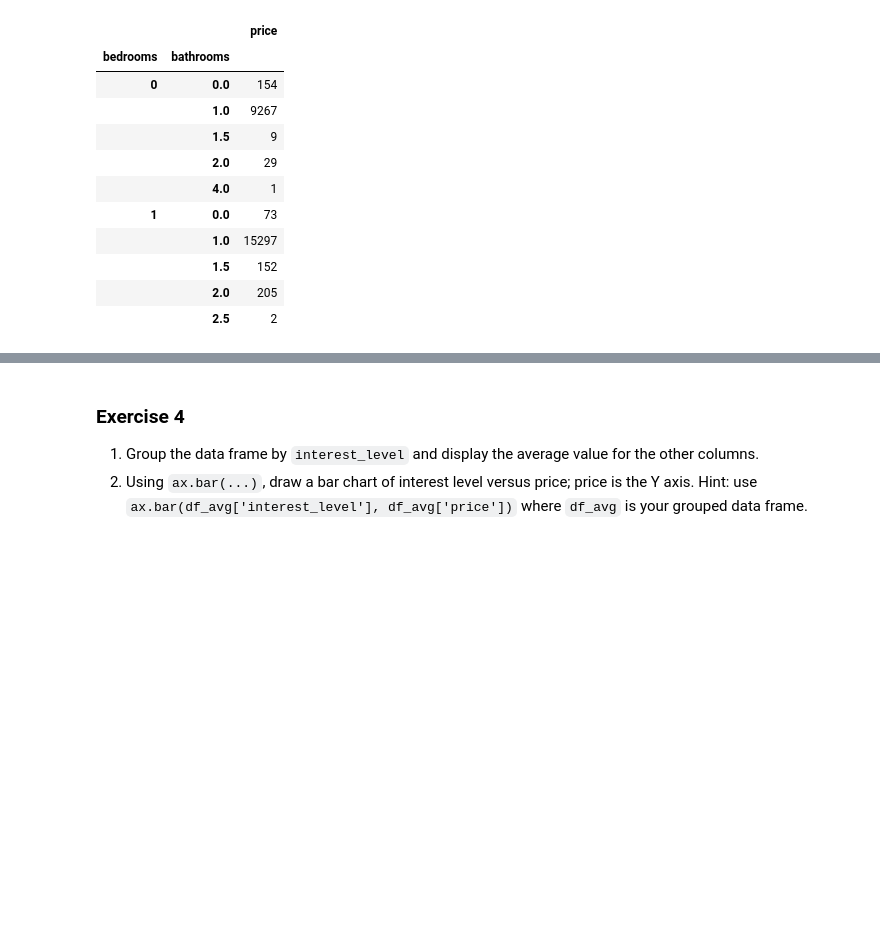
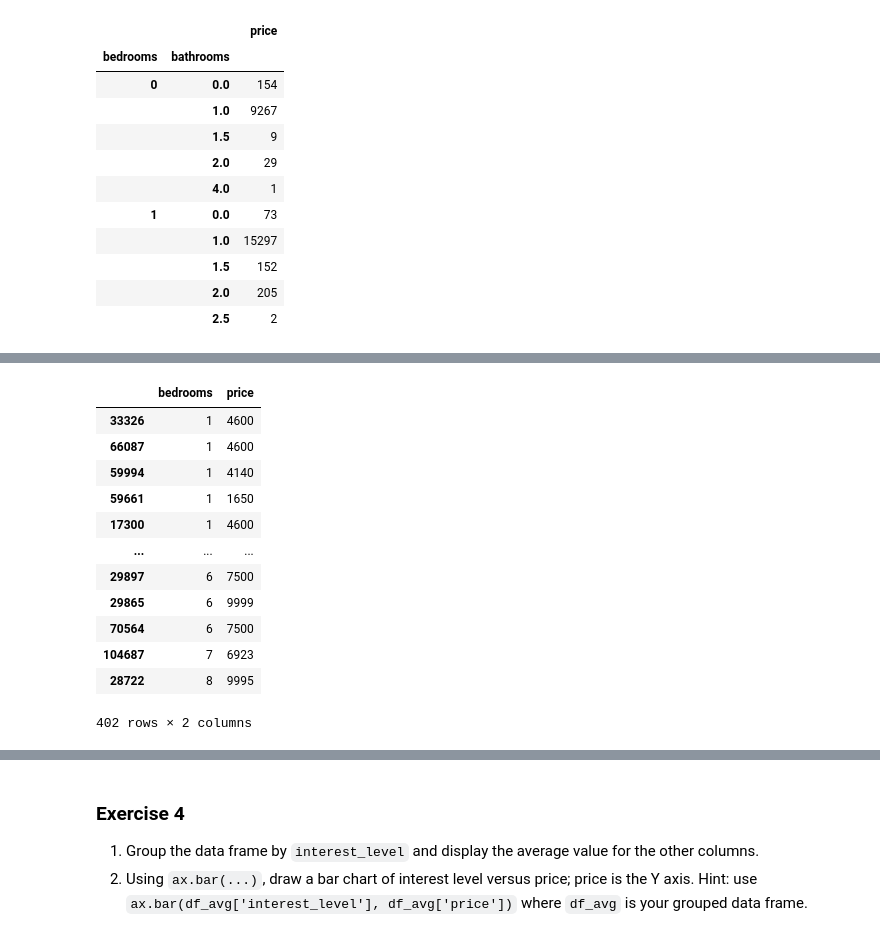
Before and after one commit to parrt/msds593, a Jupyter notebook: notebooks/nyrent.ipynb, the cells around one changed output, grey strips where cells are left out. Cells and saved outputs as stored; diff of their text form; code cells hidden in the pictures; blank space fills up the shorter version.

```diff
--- a/notebooks/nyrent.ipynb
+++ b/notebooks/nyrent.ipynb
@@ -593,0 +652,18 @@ df_counts[['price']].head(10)
+# %%
+g_baths = df_rent.groupby('bathrooms')
+three_baths = g_baths.get_group(3)
+three_baths[['bedrooms','price']].sort_values('bedrooms')
+# %% [output]
+|  | bedrooms | price |
+| 33326 | 1 | 4600 |
+| 66087 | 1 | 4600 |
+| 59994 | 1 | 4140 |
+| 59661 | 1 | 1650 |
+| 17300 | 1 | 4600 |
+| ... | ... | ... |
+| 29897 | 6 | 7500 |
+| 29865 | 6 | 9999 |
+| 70564 | 6 | 7500 |
+| 104687 | 7 | 6923 |
+| 28722 | 8 | 9995 |
+402 rows × 2 columns
```
Also changed, not shown: parts of 32 cells of this notebook.
